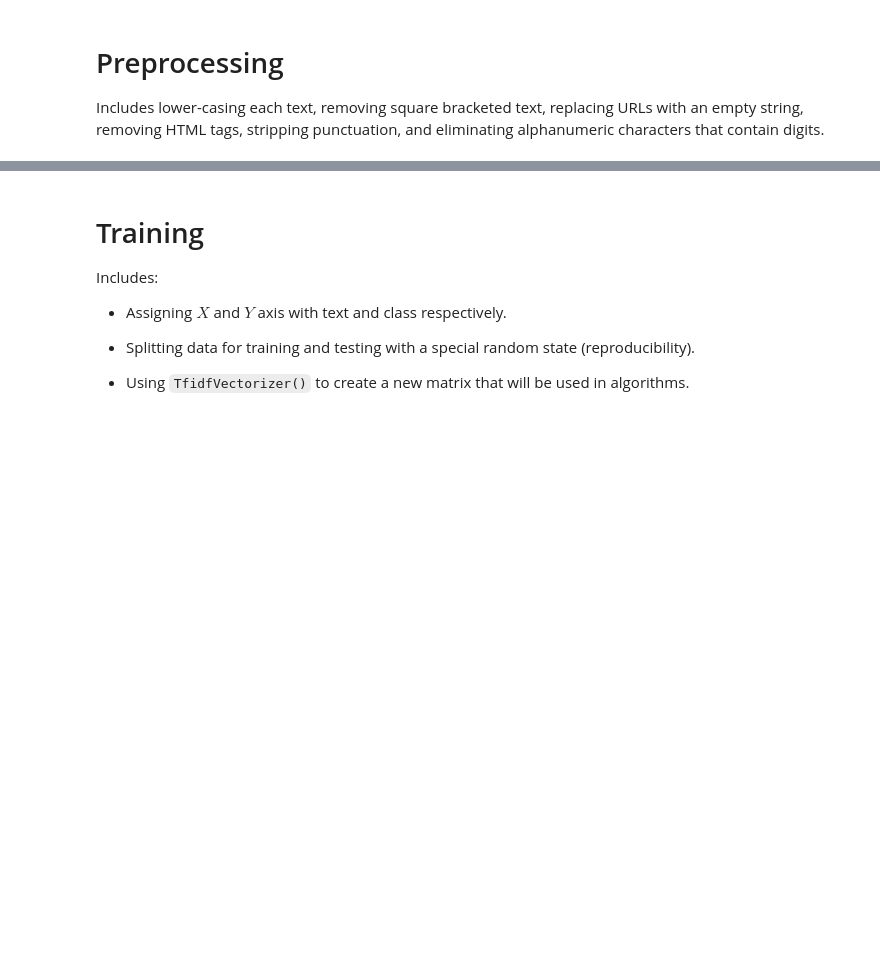
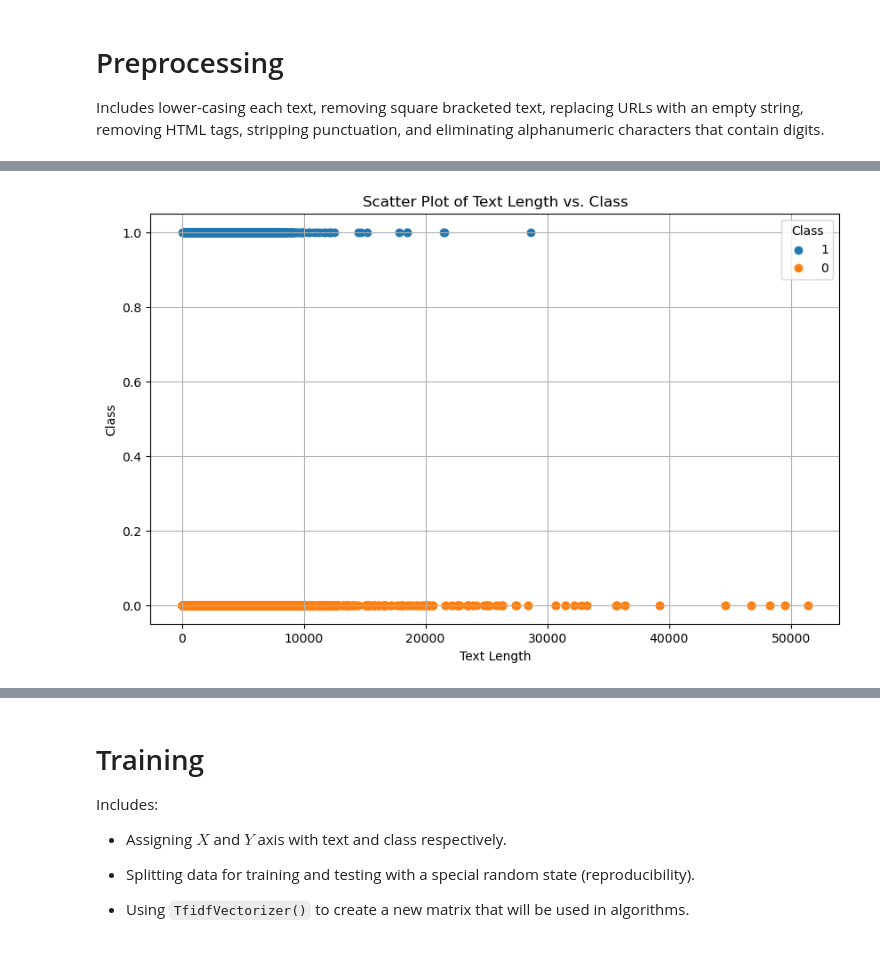
Before and after one commit to frdrckj/Fake-News-Detection, a Jupyter notebook: fake_news_detection.ipynb, the cells around one changed output, grey strips where cells are left out. Cells and saved outputs as stored; diff of their text form; code cells hidden in the pictures; blank space fills up the shorter version.

```diff
--- a/fake_news_detection.ipynb
+++ b/fake_news_detection.ipynb
@@ -183 +183,21 @@ data
 44878 rows × 2 columns
+# %%
+import pandas as pd
+import matplotlib.pyplot as plt
+
+data["text_length"] = data["text"].apply(len)
+
+# Plot scatter plot
+plt.figure(figsize=(10, 6))
+for class_label in data["class"].unique():
+    subset = data[data["class"] == class_label]
+    plt.scatter(subset["text_length"], subset["class"], label=class_label)
+
+plt.title("Scatter Plot of Text Length vs. Class")
+plt.xlabel("Text Length")
+plt.ylabel("Class")
+plt.legend(title="Class")
+plt.grid(True)
+plt.show()
+# %% [output]
+[figure, added]
```
Also changed, not shown: parts of 4 cells of this notebook.
